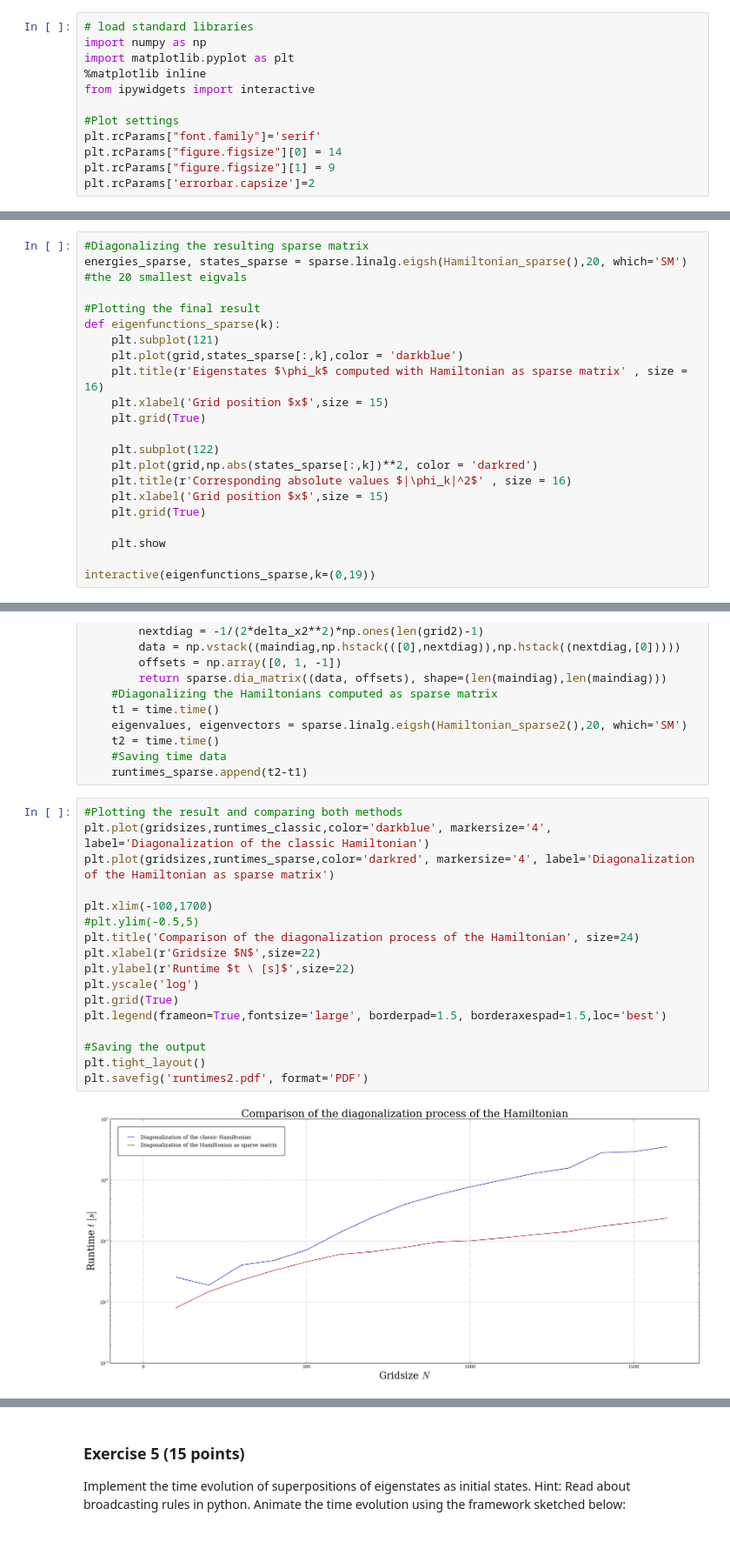
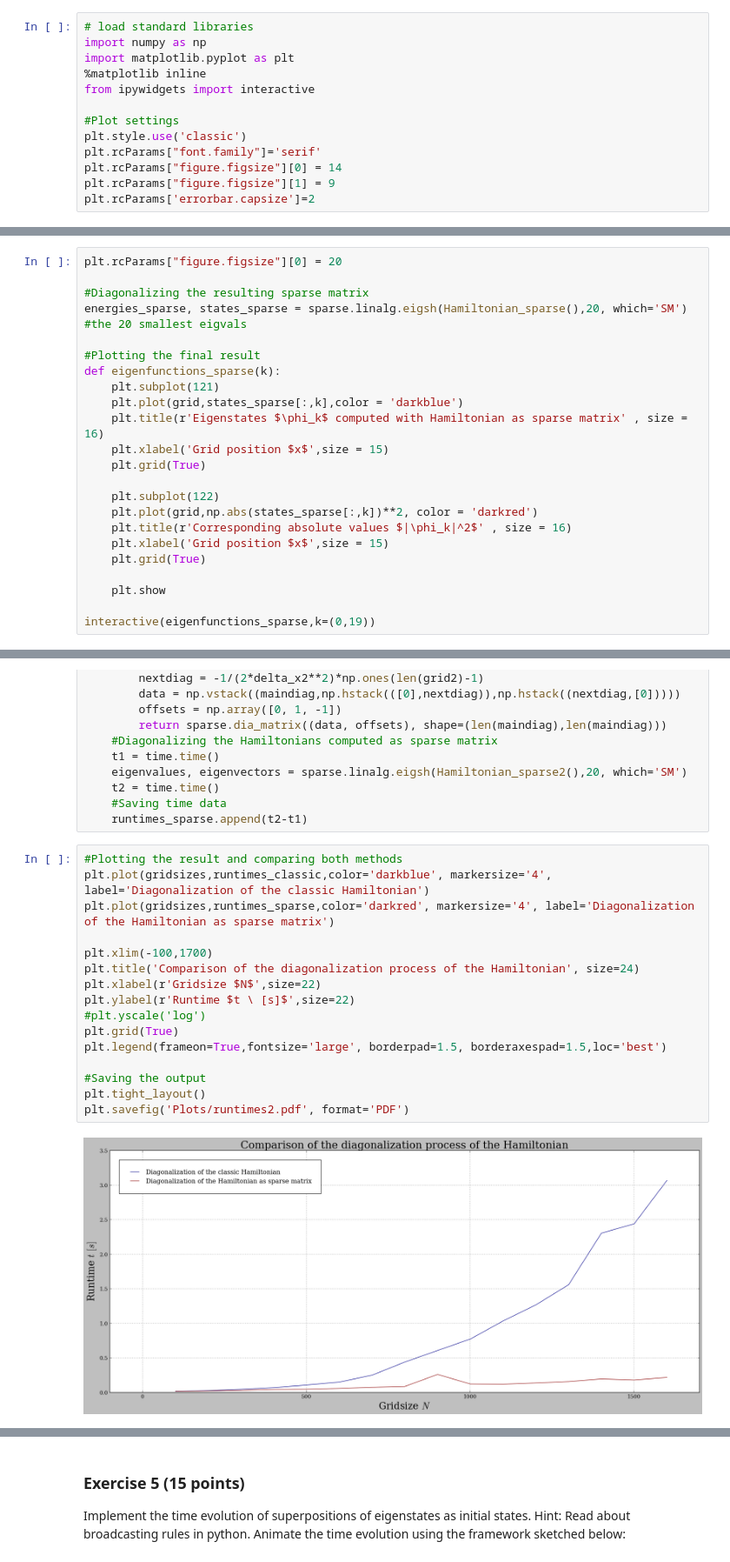
Before and after one commit to mathieukaltschmidt/Computational-Quantum-Dynamics, a Jupyter notebook: Exercise sheet 1/Exercise1 Mathieu Kaltschmidt.ipynb, the cells around one changed output, grey strips where cells are left out. Shown at 87% size. Saved outputs shown, nothing was run; the diff lists cells and outputs as text.

```diff
--- a/Exercise sheet 1/Exercise1 Mathieu Kaltschmidt.ipynb
+++ b/Exercise sheet 1/Exercise1 Mathieu Kaltschmidt.ipynb
@@ -20,6 +20,7 @@ import matplotlib.pyplot as plt
 from ipywidgets import interactive
 
 #Plot settings
+plt.style.use('classic')
 plt.rcParams["font.family"]='serif'
 plt.rcParams["figure.figsize"][0] = 14
 plt.rcParams["figure.figsize"][1] = 9
@@ -227,6 +237,8 @@ The Hamiltonian implemented as sparse matrix has the following structure:
   (399, 398)    -201.00125
   (400, 399)    -201.00125
 # %%
+plt.rcParams["figure.figsize"][0] = 20
+
 #Diagonalizing the resulting sparse matrix
 energies_sparse, states_sparse = sparse.linalg.eigsh(Hamiltonian_sparse(),20, which='SM') #the 20 smallest eigvals
 
@@ -288,19 +300,18 @@ for size in gridsizes:
 # %%
 #Plotting the result and comparing both methods
 plt.plot(gridsizes,runtimes_classic,color='darkblue', markersize='4', label='Diagonalization of the classic Hamiltonian')
 plt.plot(gridsizes,runtimes_sparse,color='darkred', markersize='4', label='Diagonalization of the Hamiltonian as sparse matrix')
 
 plt.xlim(-100,1700)
-#plt.ylim(-0.5,5)
 plt.title('Comparison of the diagonalization process of the Hamiltonian', size=24)
 plt.xlabel(r'Gridsize $N$',size=22)
 plt.ylabel(r'Runtime $t \ [s]$',size=22)
-plt.yscale('log')
+#plt.yscale('log')
 plt.grid(True)
 plt.legend(frameon=True,fontsize='large', borderpad=1.5, borderaxespad=1.5,loc='best')
 
 #Saving the output
 plt.tight_layout()
-plt.savefig('runtimes2.pdf', format='PDF')
+plt.savefig('Plots/runtimes2.pdf', format='PDF')
 # %% [output]
-[figure, old version]
+[figure, new version]
```
Also changed, not shown: parts of 15 cells of this notebook, 8 other files.
